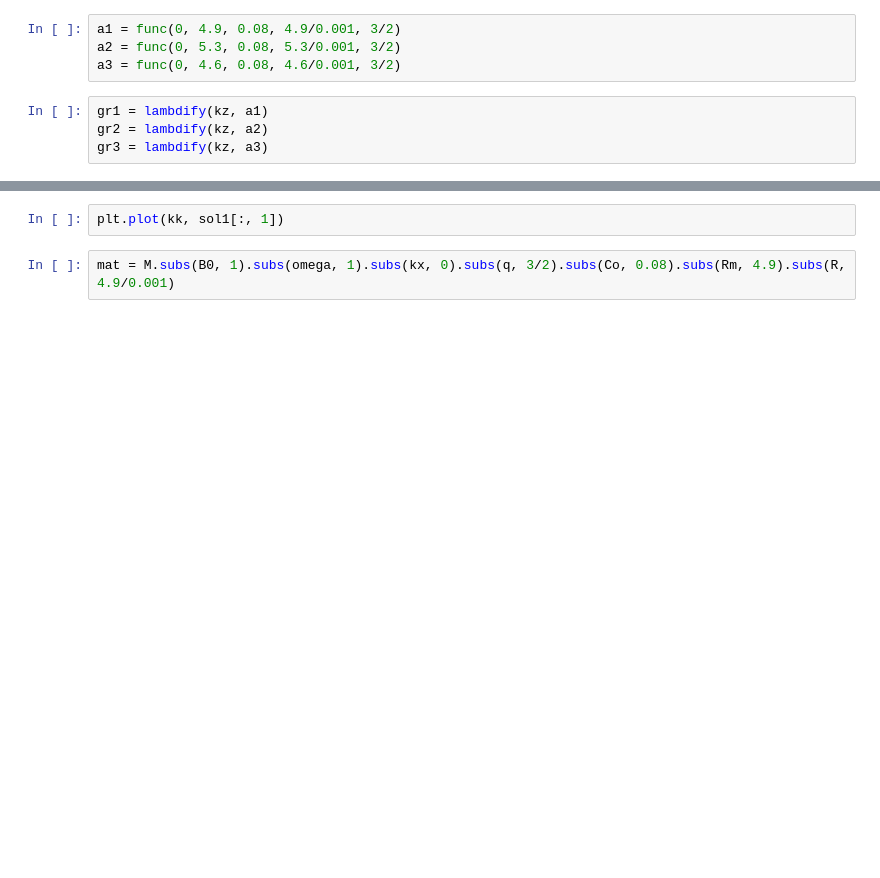
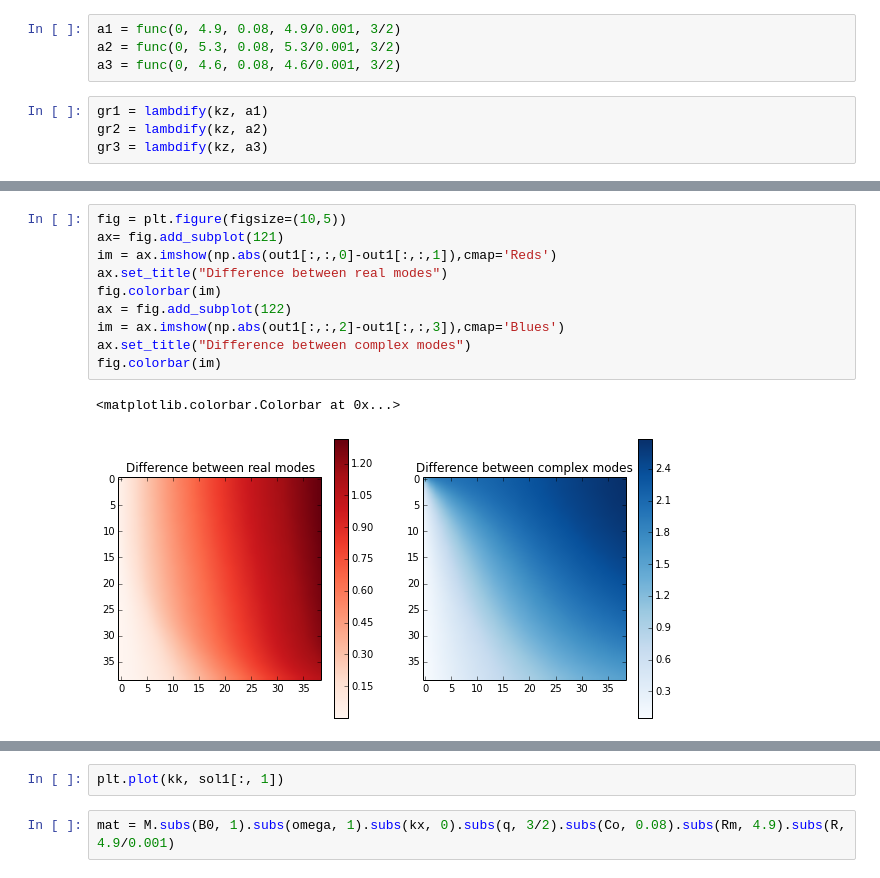
Before and after one commit to jsoishi/weakly_nonlinear_mri, a Jupyter notebook: python/Umurhan+ Dispersion Relation.ipynb, the cells around one changed output, grey strips where cells are left out. Saved outputs shown, nothing was run; the diff lists cells and outputs as text; blank space fills up the shorter version.

```diff
--- a/python/Umurhan+ Dispersion Relation.ipynb
+++ b/python/Umurhan+ Dispersion Relation.ipynb
@@ -180,3 +272,16 @@ gg
+# %%
+fig = plt.figure(figsize=(10,5))
+ax= fig.add_subplot(121)
+im = ax.imshow(np.abs(out1[:,:,0]-out1[:,:,1]),cmap='Reds')
+ax.set_title("Difference between real modes")
+fig.colorbar(im)
+ax = fig.add_subplot(122)
+im = ax.imshow(np.abs(out1[:,:,2]-out1[:,:,3]),cmap='Blues')
+ax.set_title("Difference between complex modes")
+fig.colorbar(im)
+# %% [output]
+<matplotlib.colorbar.Colorbar at 0x...>
+[figure, added]
 # %%
 ee = lambdify((kz, Rm), gg)
 solve(ee(0.75, 5))
```
Also changed, not shown: parts of 22 cells of this notebook, 1 other file.
